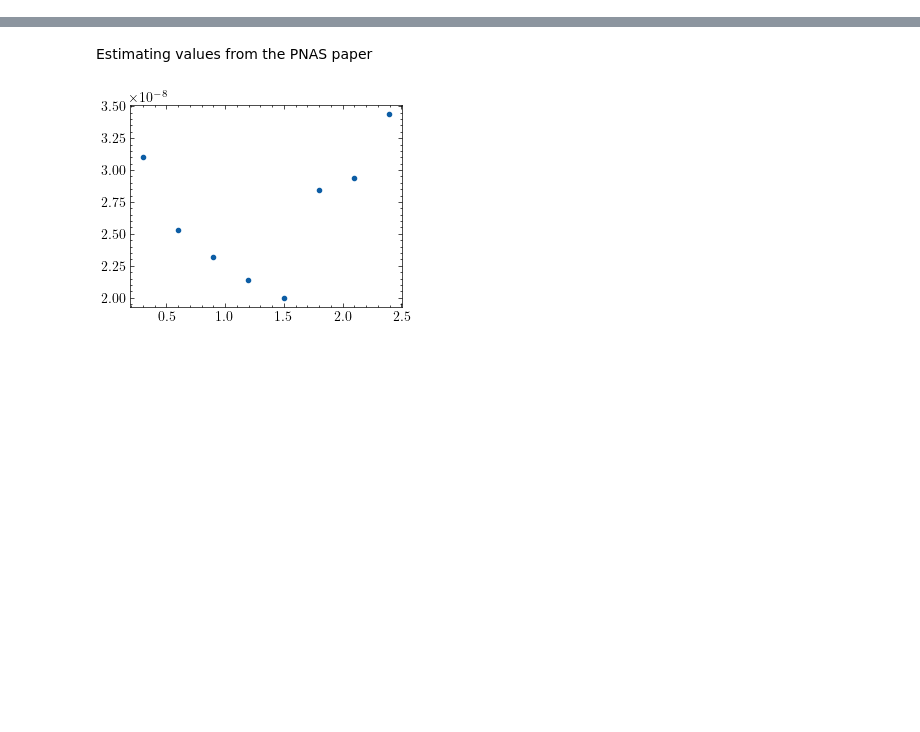
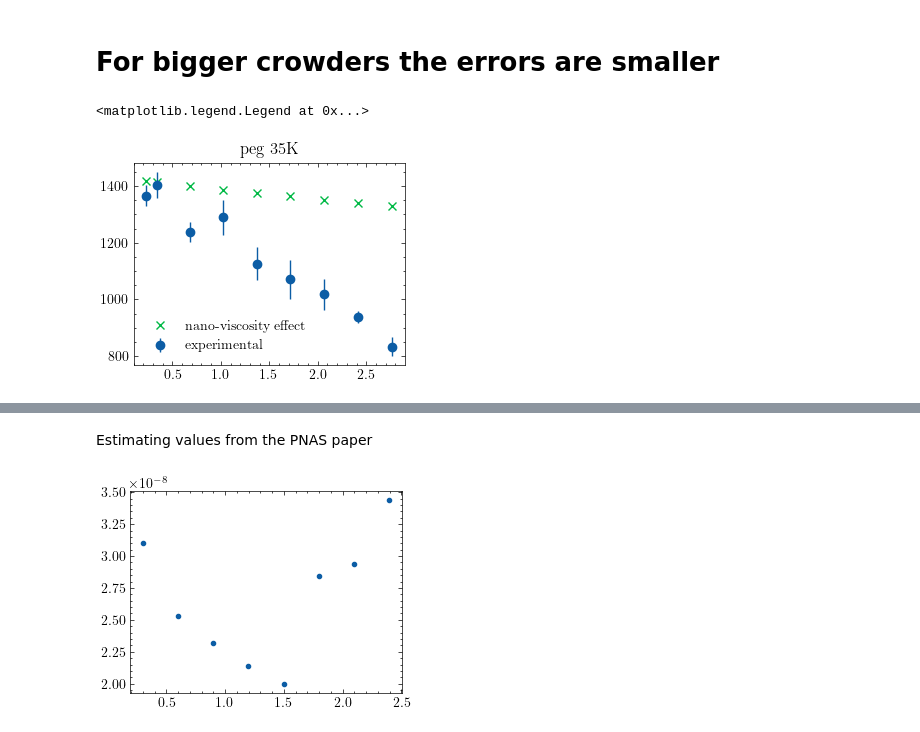
Before and after one commit to antonilis/molecular_crowding, a Jupyter notebook: analysis.ipynb, the cells around one changed output, grey strips where cells are left out. Saved outputs shown, nothing was run; the diff lists cells and outputs as text; code cells hidden in the pictures; blank space fills up the shorter version.

```diff
--- a/analysis.ipynb
+++ b/analysis.ipynb
@@ -13,0 +86,18 @@ plt.style.use('science')
+# %% [markdown]
+# For bigger crowders the errors are smaller
+# %%
+peg35K = data[data['crowder'] == 'PEG35000']
+
+
+D_measured, D_measured_err = uts.get_float_uncertainty(peg35K['D_Na_[um2/s]'])
+
+#D_viscosity, D_viscosity_err = uts.get_float_uncertainty(peg35K['D_Na_[um2/s] corr'])
+D_viscosity = peg35K['D_Na_[um2/s] corr']
+
+plt.errorbar( peg35K['monomers concentration [M]'] , D_measured, yerr=D_measured_err, fmt='o', label='experimental')
+plt.plot( peg35K['monomers concentration [M]'] , D_viscosity, 'x' ,label='nano-viscosity effect')
+plt.title('peg 35K')
+plt.legend()
+# %% [output]
+<matplotlib.legend.Legend at 0x...>
+[figure, added]
```
Also changed, not shown: parts of 43 cells of this notebook, 17 other files.
